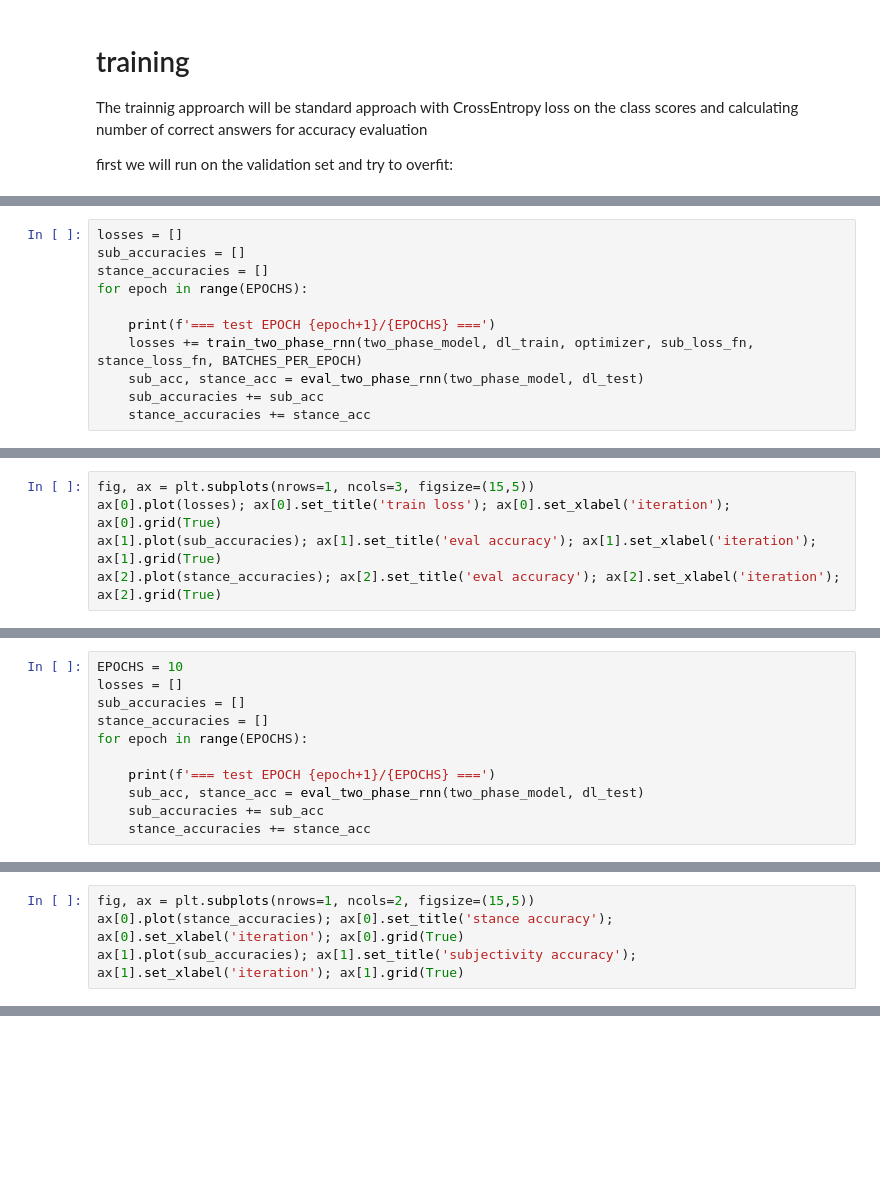
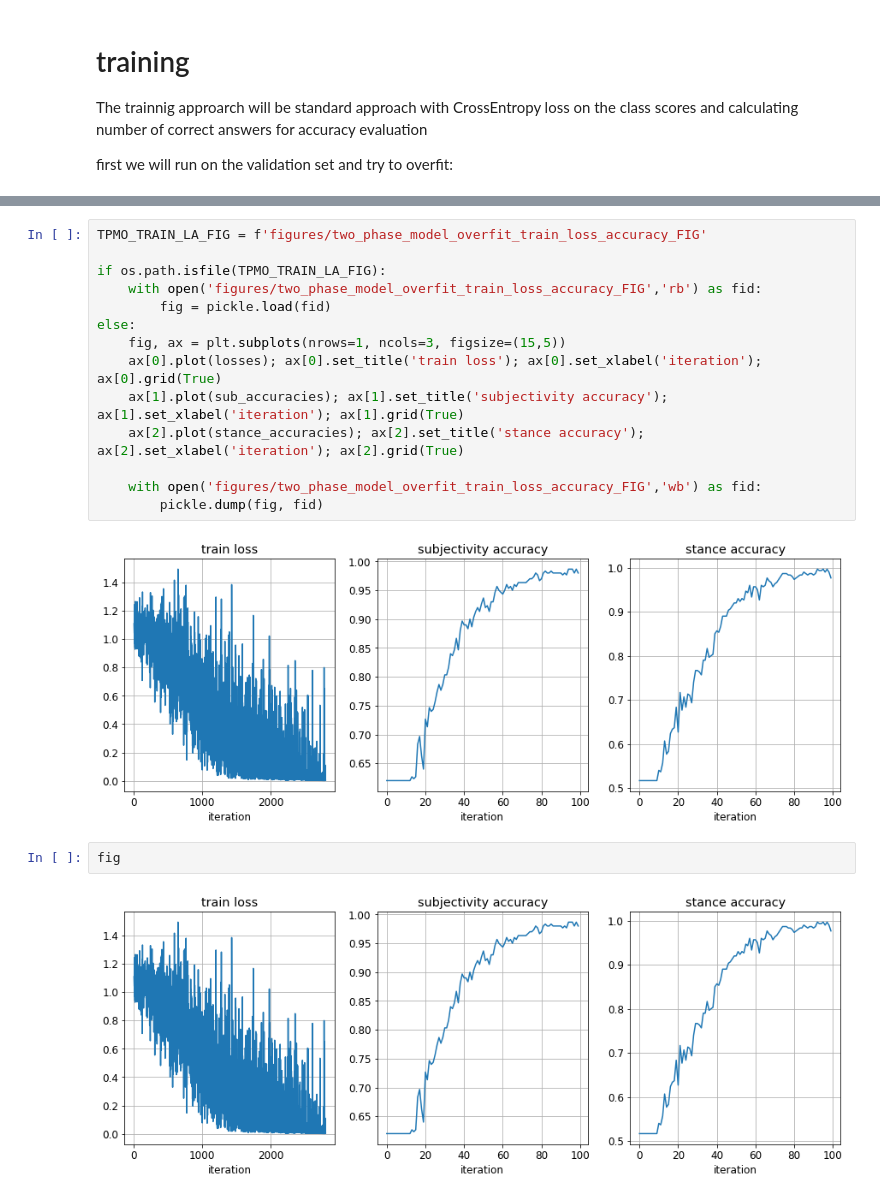
Before and after one commit to youseft42/AI_project, a Jupyter notebook: our_notebook.ipynb, the cells around one changed output, grey strips where cells are left out. Saved outputs shown, nothing was run; the diff lists cells and outputs as text; blank space fills up the shorter version.

```diff
--- a/our_notebook.ipynb
+++ b/our_notebook.ipynb
@@ -264,11 +215,0 @@ now we will run it on test
-# %%
-losses = []
-sub_accuracies = []
-stance_accuracies = []
-for epoch in range(EPOCHS):
-
-    print(f'=== test EPOCH {epoch+1}/{EPOCHS} ===')
-    losses += train_two_phase_rnn(two_phase_model, dl_train, optimizer, sub_loss_fn, stance_loss_fn, BATCHES_PER_EPOCH)
-    sub_acc, stance_acc = eval_two_phase_rnn(two_phase_model, dl_test)
-    sub_accuracies += sub_acc
-    stance_accuracies += stance_acc
@@ -293,5 +215,0 @@ for epoch in range(EPOCHS):
-# %%
-fig, ax = plt.subplots(nrows=1, ncols=3, figsize=(15,5))
-ax[0].plot(losses); ax[0].set_title('train loss'); ax[0].set_xlabel('iteration'); ax[0].grid(True)
-ax[1].plot(sub_accuracies); ax[1].set_title('eval accuracy'); ax[1].set_xlabel('iteration'); ax[1].grid(True)
-ax[2].plot(stance_accuracies); ax[2].set_title('eval accuracy'); ax[2].set_xlabel('iteration'); ax[2].grid(True)
@@ -372,11 +215,0 @@ ax[2].plot(stance_accuracies); ax[2].set_title('stance accuracy'); ax[2].set_xla
-# %%
-EPOCHS = 10
-losses = []
-sub_accuracies = []
-stance_accuracies = []
-for epoch in range(EPOCHS):
-
-    print(f'=== test EPOCH {epoch+1}/{EPOCHS} ===')
-    sub_acc, stance_acc = eval_two_phase_rnn(two_phase_model, dl_test)
-    sub_accuracies += sub_acc
-    stance_accuracies += stance_acc
@@ -394,4 +215,0 @@ for epoch in range(EPOCHS):
-# %%
-fig, ax = plt.subplots(nrows=1, ncols=2, figsize=(15,5))
-ax[0].plot(stance_accuracies); ax[0].set_title('stance accuracy'); ax[0].set_xlabel('iteration'); ax[0].grid(True)
-ax[1].plot(sub_accuracies); ax[1].set_title('subjectivity accuracy'); ax[1].set_xlabel('iteration'); ax[1].grid(True)
@@ -521,0 +252,20 @@ ax[2].plot(stance_accuracies); ax[2].set_title('stance accuracy'); ax[2].set_xla
+# %%
+TPMO_TRAIN_LA_FIG = f'figures/two_phase_model_overfit_train_loss_accuracy_FIG'
+
+if os.path.isfile(TPMO_TRAIN_LA_FIG):
+    with open('figures/two_phase_model_overfit_train_loss_accuracy_FIG','rb') as fid:
+        fig = pickle.load(fid)
+else:
+    fig, ax = plt.subplots(nrows=1, ncols=3, figsize=(15,5))
+    ax[0].plot(losses); ax[0].set_title('train loss'); ax[0].set_xlabel('iteration'); ax[0].grid(True)
+    ax[1].plot(sub_accuracies); ax[1].set_title('subjectivity accuracy'); ax[1].set_xlabel('iteration'); ax[1].grid(True)
+    ax[2].plot(stance_accuracies); ax[2].set_title('stance accuracy'); ax[2].set_xlabel('iteration'); ax[2].grid(True)
+
+    with open('figures/two_phase_model_overfit_train_loss_accuracy_FIG','wb') as fid:
+        pickle.dump(fig, fid)
+# %% [output]
+[figure, added]
+# %%
+fig
+# %% [output]
+[figure, added]
```
Also changed, not shown: parts of 52 cells of this notebook, 14 other files.
